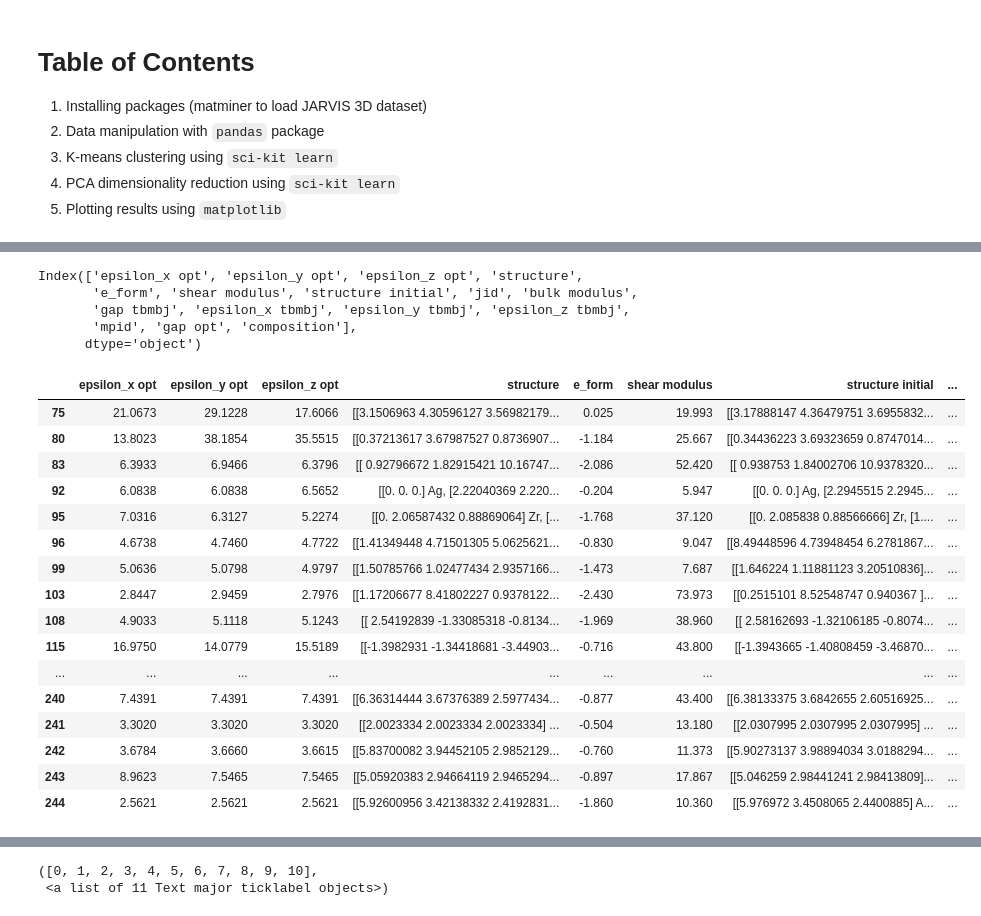
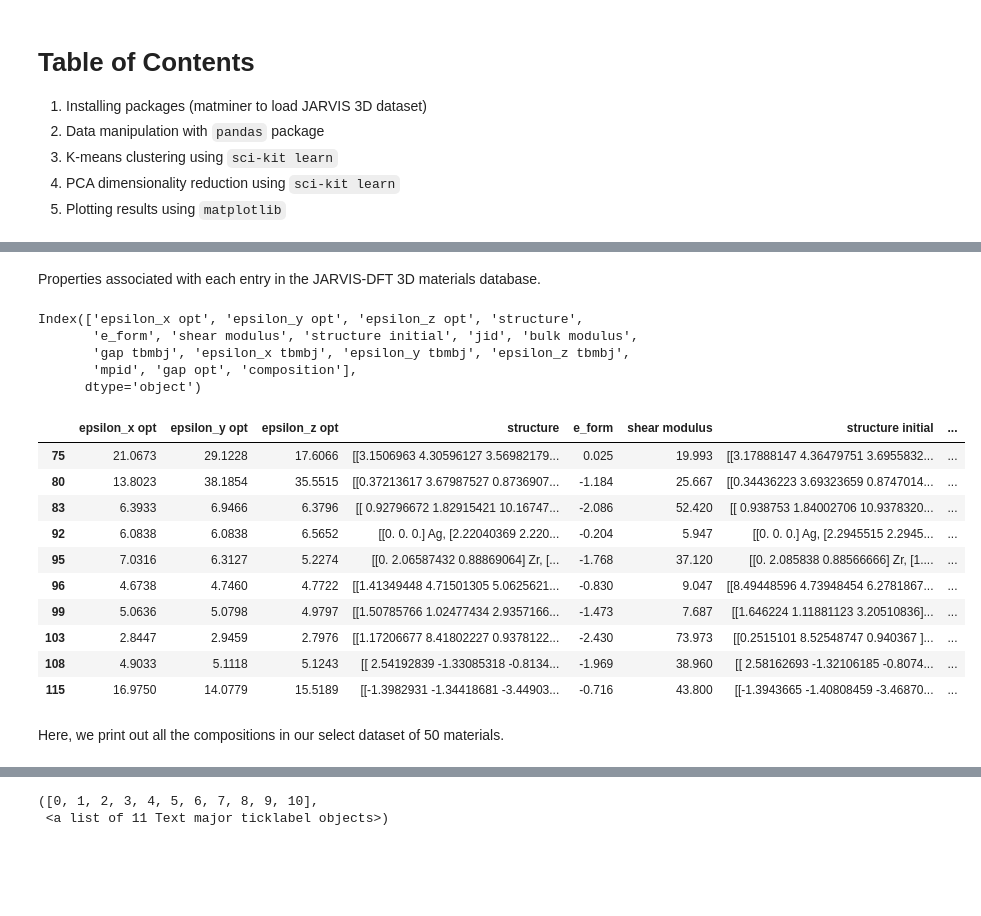
Before and after one commit to JARVIS-Materials-Design/jarvis-tools-notebooks, a Jupyter notebook: jarvis-tools-notebooks/AIMS2022_Python_Basics.ipynb, the cells around one changed output, grey strips where cells are left out. Drawn from its saved outputs; the diff is of its cells as text; code cells hidden in the pictures; blank space fills up the shorter version.

```diff
--- a/jarvis-tools-notebooks/AIMS2022_Python_Basics.ipynb
+++ b/jarvis-tools-notebooks/AIMS2022_Python_Basics.ipynb
@@ -25,3 +45,5 @@ dft3d_df = load_jarvis_dft_3d()
+# %% [markdown]
+Properties associated with each entry in the JARVIS-DFT 3D materials database.
 # %%
 print(dft3d_df.columns)
 # %% [output]
@@ -33,29 +55,25 @@ Index(['epsilon_x opt', 'epsilon_y opt', 'epsilon_z opt', 'structure',
 # %%
 '''
 dropna(): Drop rows that contain any NaN (not a number) values.
 '''
 dft3d_df = dft3d_df.dropna()
 
 #Fetch the first 50 rows
 dft3d_50 = dft3d_df.head(50)
 
-dft3d_50
+dft3d_50[:10]
 # %% [output]
 |  | epsilon_x opt | epsilon_y opt | epsilon_z opt | structure | e_form | shear modulus | structure initial | ... |
 | 75 | 21.0673 | 29.1228 | 17.6066 | [[3.1506963 4.30596127 3.56982179... | 0.025 | 19.993 | [[3.17888147 4.36479751 3.6955832... | ... |
 | 80 | 13.8023 | 38.1854 | 35.5515 | [[0.37213617 3.67987527 0.8736907... | -1.184 | 25.667 | [[0.34436223 3.69323659 0.8747014... | ... |
 | 83 | 6.3933 | 6.9466 | 6.3796 | [[ 0.92796672 1.82915421 10.16747... | -2.086 | 52.420 | [[ 0.938753 1.84002706 10.9378320... | ... |
 | 92 | 6.0838 | 6.0838 | 6.5652 | [[0. 0. 0.] Ag, [2.22040369 2.220... | -0.204 | 5.947 | [[0. 0. 0.] Ag, [2.2945515 2.2945... | ... |
 | 95 | 7.0316 | 6.3127 | 5.2274 | [[0. 2.06587432 0.88869064] Zr, [... | -1.768 | 37.120 | [[0. 2.085838 0.88566666] Zr, [1.... | ... |
 | 96 | 4.6738 | 4.7460 | 4.7722 | [[1.41349448 4.71501305 5.0625621... | -0.830 | 9.047 | [[8.49448596 4.73948454 6.2781867... | ... |
 | 99 | 5.0636 | 5.0798 | 4.9797 | [[1.50785766 1.02477434 2.9357166... | -1.473 | 7.687 | [[1.646224 1.11881123 3.20510836]... | ... |
 | 103 | 2.8447 | 2.9459 | 2.7976 | [[1.17206677 8.41802227 0.9378122... | -2.430 | 73.973 | [[0.2515101 8.52548747 0.940367 ]... | ... |
 | 108 | 4.9033 | 5.1118 | 5.1243 | [[ 2.54192839 -1.33085318 -0.8134... | -1.969 | 38.960 | [[ 2.58162693 -1.32106185 -0.8074... | ... |
 | 115 | 16.9750 | 14.0779 | 15.5189 | [[-1.3982931 -1.34418681 -3.44903... | -0.716 | 43.800 | [[-1.3943665 -1.40808459 -3.46870... | ... |
-| ... | ... | ... | ... | ... | ... | ... | ... | ... |
-| 240 | 7.4391 | 7.4391 | 7.4391 | [[6.36314444 3.67376389 2.5977434... | -0.877 | 43.400 | [[6.38133375 3.6842655 2.60516925... | ... |
-| 241 | 3.3020 | 3.3020 | 3.3020 | [[2.0023334 2.0023334 2.0023334] ... | -0.504 | 13.180 | [[2.0307995 2.0307995 2.0307995] ... | ... |
-| 242 | 3.6784 | 3.6660 | 3.6615 | [[5.83700082 3.94452105 2.9852129... | -0.760 | 11.373 | [[5.90273137 3.98894034 3.0188294... | ... |
-| 243 | 8.9623 | 7.5465 | 7.5465 | [[5.05920383 2.94664119 2.9465294... | -0.897 | 17.867 | [[5.046259 2.98441241 2.98413809]... | ... |
-| 244 | 2.5621 | 2.5621 | 2.5621 | [[5.92600956 3.42138332 2.4192831... | -1.860 | 10.360 | [[5.976972 3.4508065 2.4400885] A... | ... |
+# %% [markdown]
+Here, we print out all the compositions in our select dataset of 50 materials.
 # %%
```
Also changed, not shown: parts of 18 cells of this notebook.
